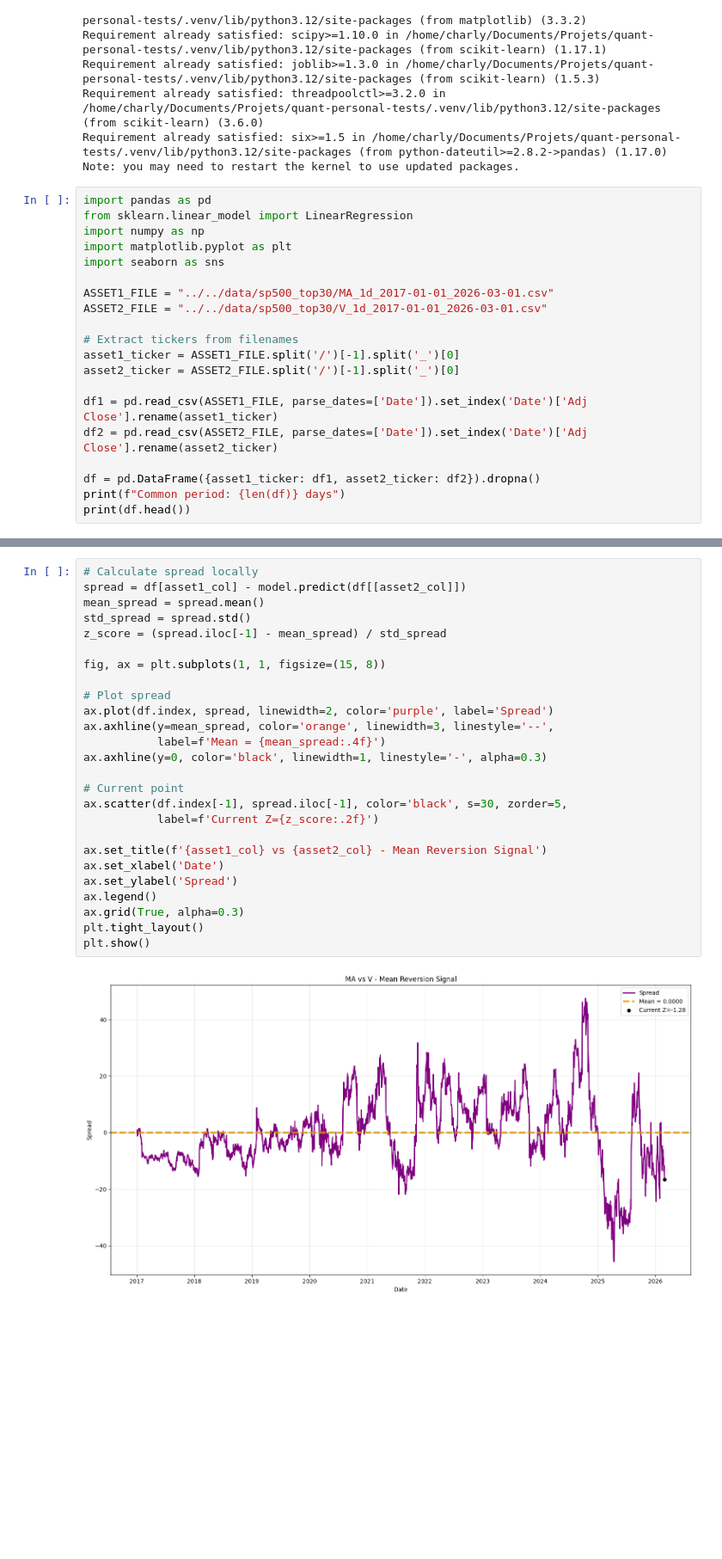
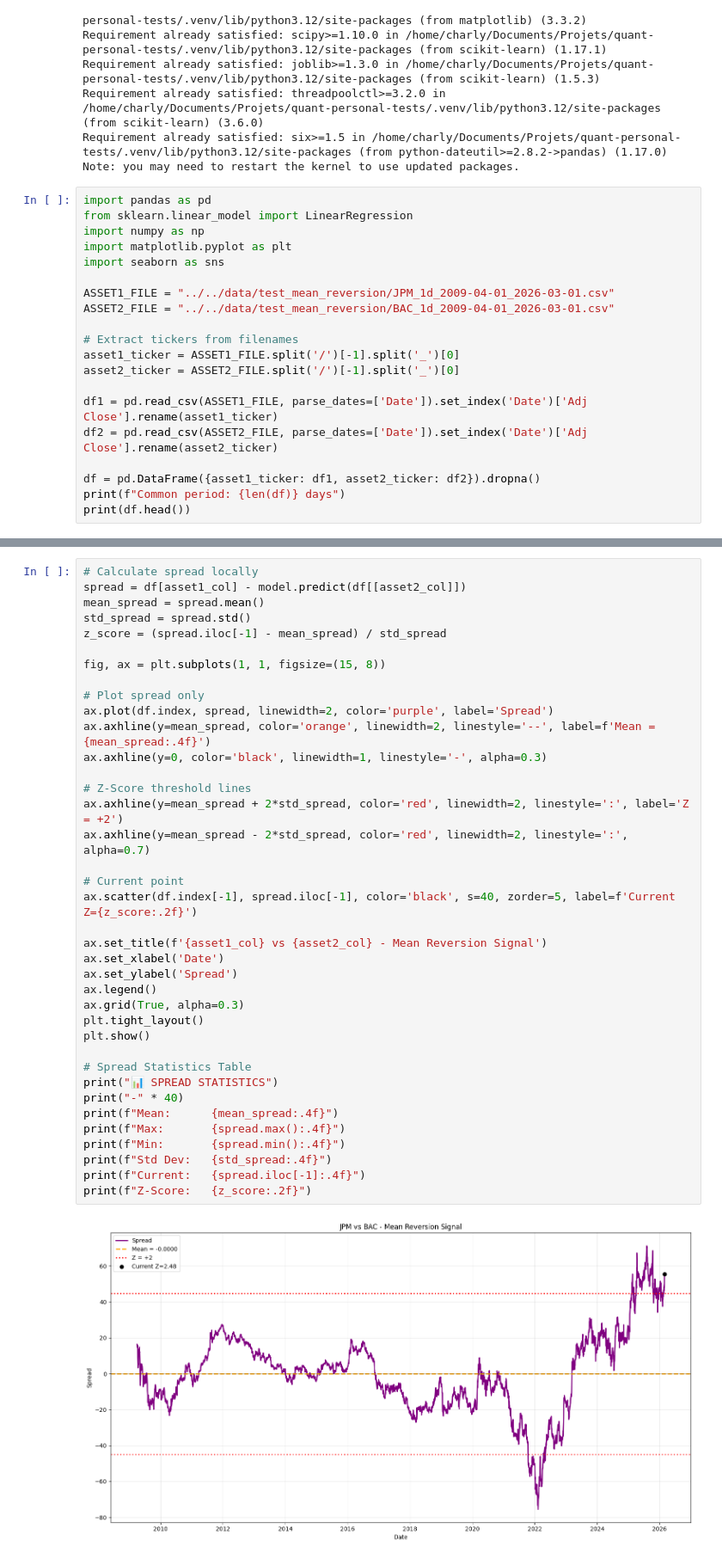
Before and after one commit to Charlyhno-eng/quant-personal-tests, a Jupyter notebook: strategies/mean_reversion/basic_linear_regression.ipynb, the cells around one changed output, grey strips where cells are left out. Shown at 86% size. Saved outputs shown, nothing was run; the diff lists cells and outputs as text; blank space fills up the shorter version.

Commit message:
basic mean reversion done

```diff
--- a/strategies/mean_reversion/basic_linear_regression.ipynb
+++ b/strategies/mean_reversion/basic_linear_regression.ipynb
@@ -32,8 +32,8 @@ import numpy as np
 import matplotlib.pyplot as plt
 import seaborn as sns
 
-ASSET1_FILE = "../../data/sp500_top30/MA_1d_2017-01-01_2026-03-01.csv"
-ASSET2_FILE = "../../data/sp500_top30/V_1d_2017-01-01_2026-03-01.csv"
+ASSET1_FILE = "../../data/test_mean_reversion/JPM_1d_2009-04-01_2026-03-01.csv"
+ASSET2_FILE = "../../data/test_mean_reversion/BAC_1d_2009-04-01_2026-03-01.csv"
 
 # Extract tickers from filenames
 asset1_ticker = ASSET1_FILE.split('/')[-1].split('_')[0]
@@ -116,28 +130,40 @@ distance = abs(current_point[asset1_col] - current_pred)
 # %%
 # Calculate spread locally
 spread = df[asset1_col] - model.predict(df[[asset2_col]])
 mean_spread = spread.mean()
 std_spread = spread.std()
 z_score = (spread.iloc[-1] - mean_spread) / std_spread
 
 fig, ax = plt.subplots(1, 1, figsize=(15, 8))
 
-# Plot spread
+# Plot spread only
 ax.plot(df.index, spread, linewidth=2, color='purple', label='Spread')
-ax.axhline(y=mean_spread, color='orange', linewidth=3, linestyle='--',
-           label=f'Mean = {mean_spread:.4f}')
+ax.axhline(y=mean_spread, color='orange', linewidth=2, linestyle='--', label=f'Mean = {mean_spread:.4f}')
 ax.axhline(y=0, color='black', linewidth=1, linestyle='-', alpha=0.3)
 
+# Z-Score threshold lines
+ax.axhline(y=mean_spread + 2*std_spread, color='red', linewidth=2, linestyle=':', label='Z = +2')
+ax.axhline(y=mean_spread - 2*std_spread, color='red', linewidth=2, linestyle=':', alpha=0.7)
+
 # Current point
-ax.scatter(df.index[-1], spread.iloc[-1], color='black', s=30, zorder=5,
-           label=f'Current Z={z_score:.2f}')
+ax.scatter(df.index[-1], spread.iloc[-1], color='black', s=40, zorder=5, label=f'Current Z={z_score:.2f}')
 
 ax.set_title(f'{asset1_col} vs {asset2_col} - Mean Reversion Signal')
 ax.set_xlabel('Date')
 ax.set_ylabel('Spread')
 ax.legend()
 ax.grid(True, alpha=0.3)
 plt.tight_layout()
 plt.show()
+
+# Spread Statistics Table
+print("📊 SPREAD STATISTICS")
+print("-" * 40)
+print(f"Mean:      {mean_spread:.4f}")
+print(f"Max:       {spread.max():.4f}")
+print(f"Min:       {spread.min():.4f}")
+print(f"Std Dev:   {std_spread:.4f}")
+print(f"Current:   {spread.iloc[-1]:.4f}")
+print(f"Z-Score:   {z_score:.2f}")
 # %% [output]
-[figure, old version]
+[figure, new version]
```
Also changed, not shown: parts of 9 cells of this notebook, 3 other files.
